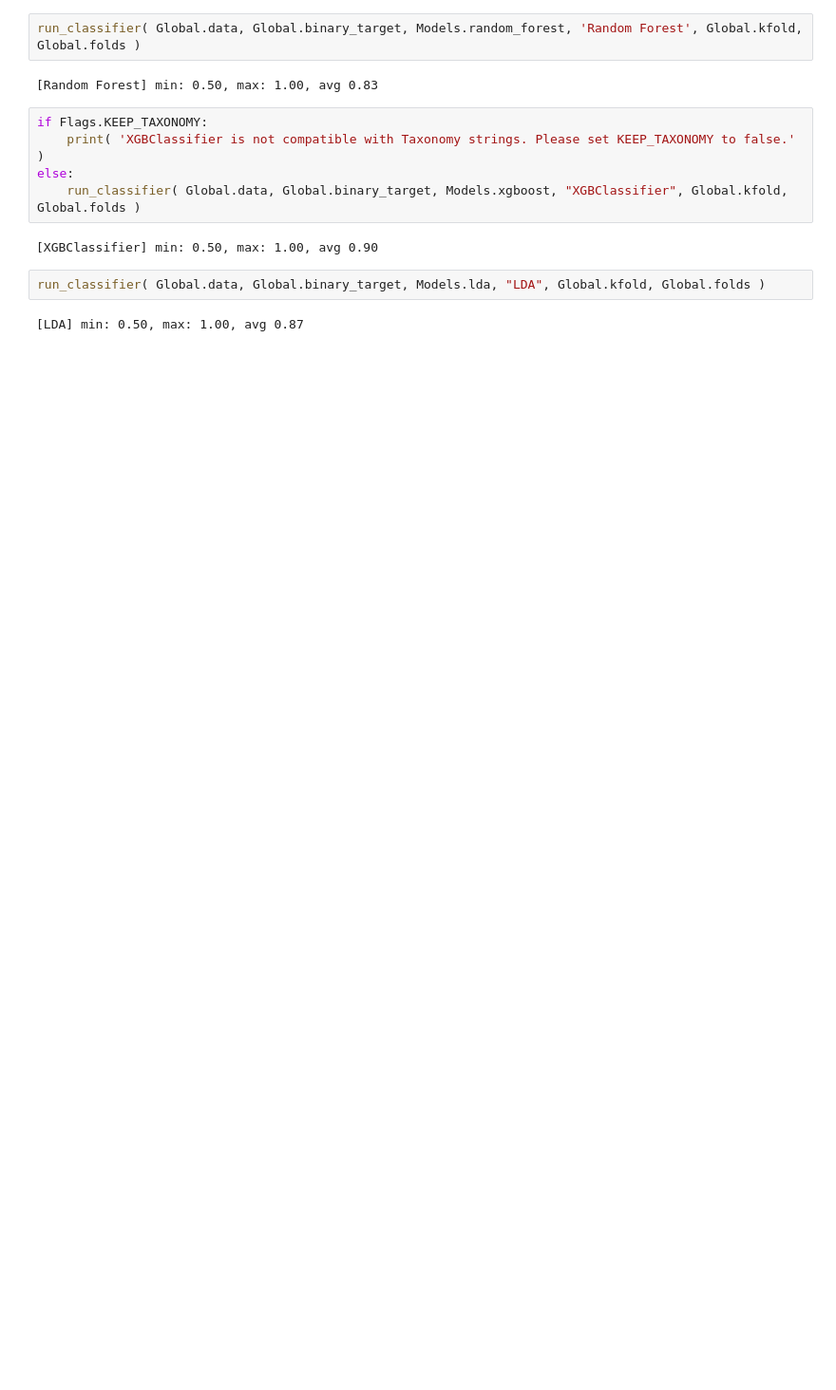
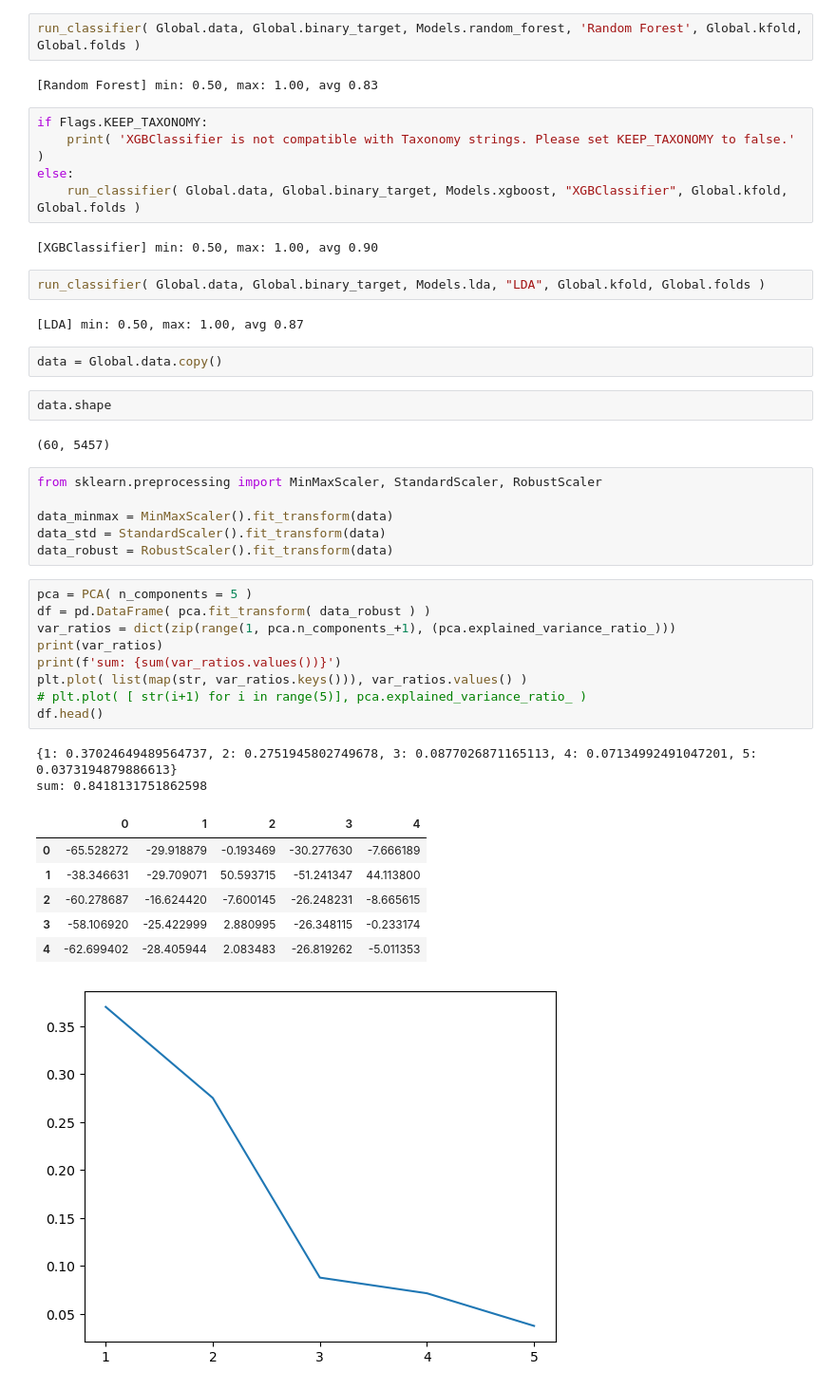
Before and after one commit to AndrejFinki/S5.VNP.Project, a Jupyter notebook: src/main.ipynb, the cells around one changed output. Shown at 95% size. Saved outputs shown, nothing was run; the diff lists cells and outputs as text; blank space fills up the shorter version.

```diff
--- a/src/main.ipynb
+++ b/src/main.ipynb
@@ -202,3 +202,34 @@ else:
 run_classifier( Global.data, Global.binary_target, Models.lda, "LDA", Global.kfold, Global.folds )
 # %% [output]
 [LDA] min: 0.50, max: 1.00, avg 0.87
+# %%
+data = Global.data.copy()
+# %%
+data.shape
+# %% [output]
+(60, 5457)
+# %%
+from sklearn.preprocessing import MinMaxScaler, StandardScaler, RobustScaler
+
+data_minmax = MinMaxScaler().fit_transform(data)
+data_std = StandardScaler().fit_transform(data)
+data_robust = RobustScaler().fit_transform(data)
+# %%
+pca = PCA( n_components = 5 )
+df = pd.DataFrame( pca.fit_transform( data_robust ) )
+var_ratios = dict(zip(range(1, pca.n_components_+1), (pca.explained_variance_ratio_)))
+print(var_ratios)
+print(f'sum: {sum(var_ratios.values())}')
+plt.plot( list(map(str, var_ratios.keys())), var_ratios.values() )
+# plt.plot( [ str(i+1) for i in range(5)], pca.explained_variance_ratio_ )
+df.head()
+# %% [output]
+{1: 0.37024649489564737, 2: 0.2751945802749678, 3: 0.0877026871165113, 4: 0.07134992491047201, 5: 0.0373194879886613}
+sum: 0.8418131751862598
+|  | 0 | 1 | 2 | 3 | 4 |
+| 0 | -65.528272 | -29.918879 | -0.193469 | -30.277630 | -7.666189 |
+| 1 | -38.346631 | -29.709071 | 50.593715 | -51.241347 | 44.113800 |
+| 2 | -60.278687 | -16.624420 | -7.600145 | -26.248231 | -8.665615 |
+| 3 | -58.106920 | -25.422999 | 2.880995 | -26.348115 | -0.233174 |
+| 4 | -62.699402 | -28.405944 | 2.083483 | -26.819262 | -5.011353 |
+[figure, added]
```
Also changed, not shown: parts of 3 cells of this notebook.
